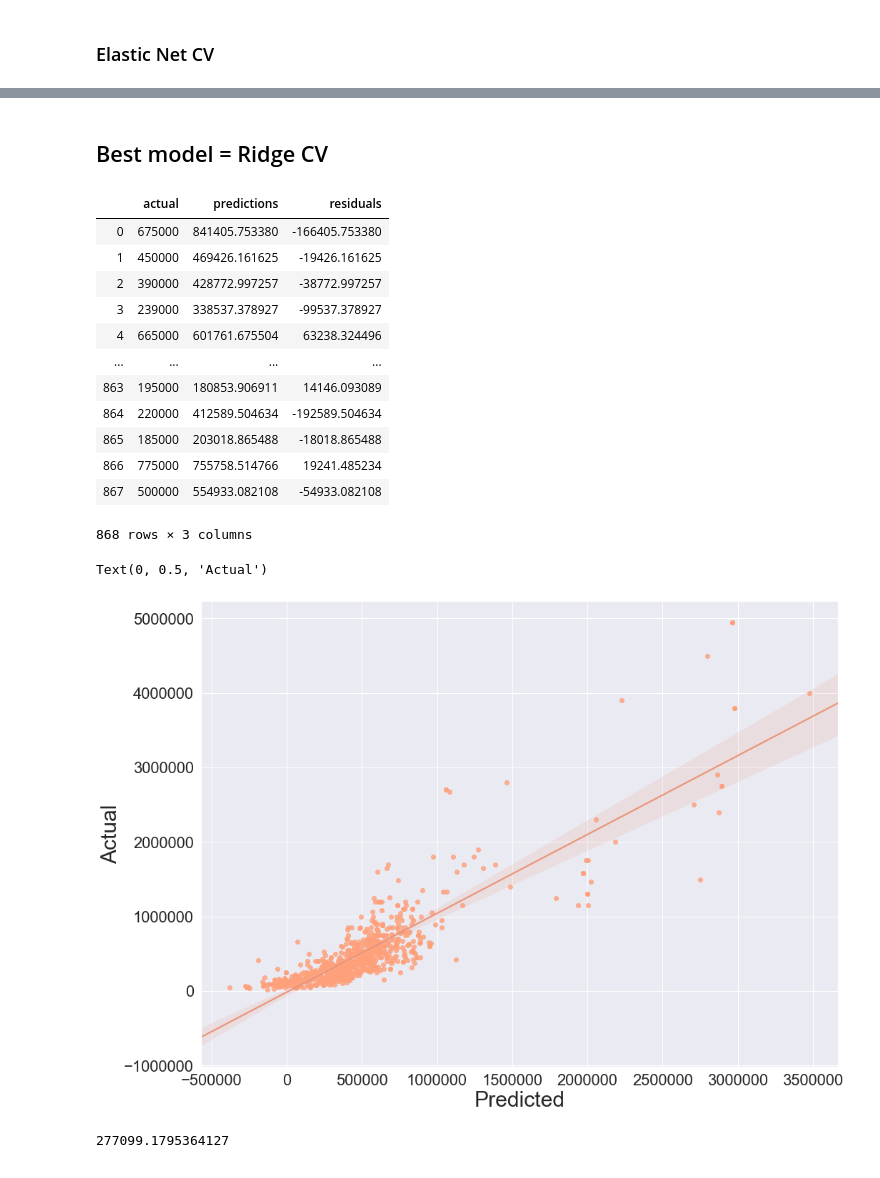
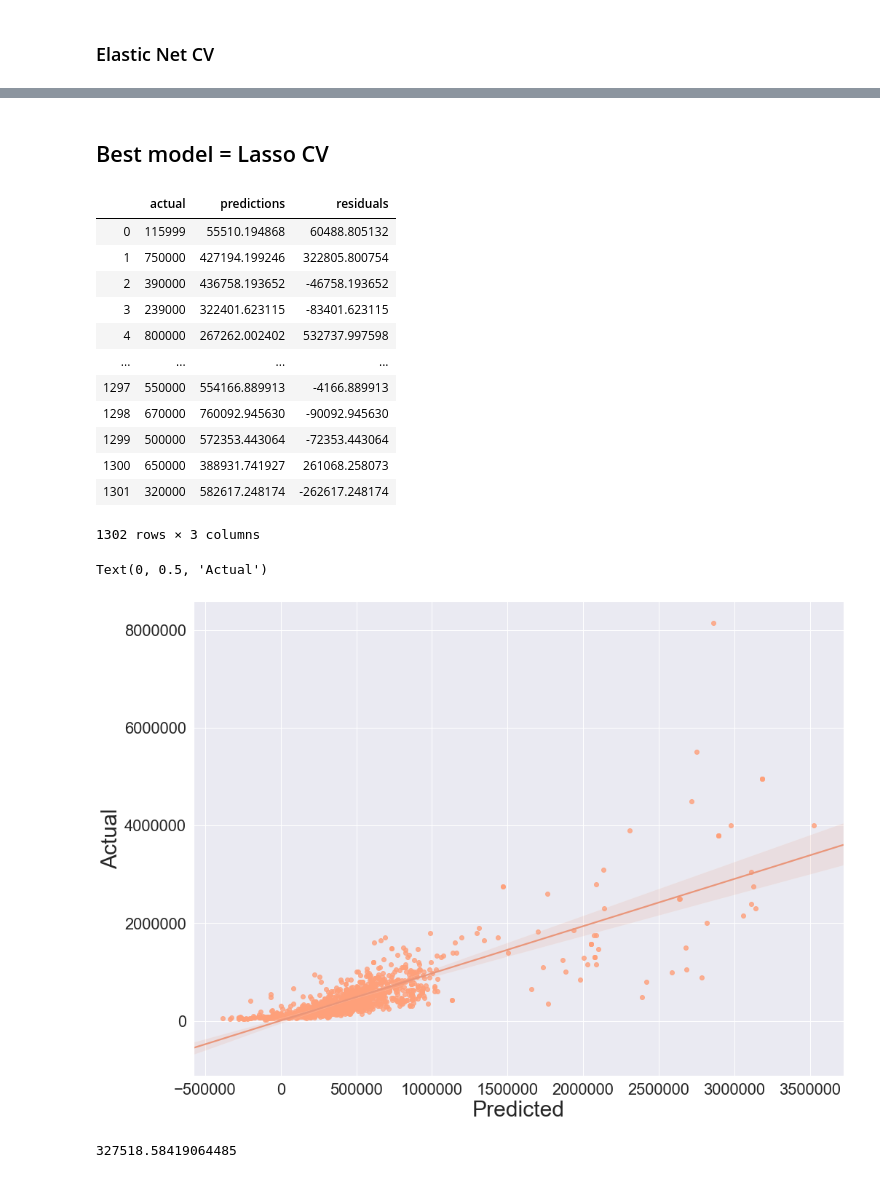
Before and after one commit to jewelbritton/Car-Price-Prediction, a Jupyter notebook: Predict Car Price.ipynb, the cells around one changed output, grey strips where cells are left out. Drawn from its saved outputs; the diff is of its cells as text; code cells hidden in the pictures.

```diff
--- a/Predict Car Price.ipynb
+++ b/Predict Car Price.ipynb
@@ -57,0 +76,8 @@ car.describe()
+# %%
+# 1km seems too low for a used car from 2014 with at least 2 owners, so this may be an outlier
+# to be safe, lets delete this row from the dataframe, since it may be incorrect
+
+car.drop([1312], inplace = True)
+car.shape
+
+#check the shape to make sure the row was deleted, now there is 4339 rows instead of 4340
@@ -175,7 +221,7 @@ y = X.pop('selling_price')
 from sklearn.model_selection import train_test_split
 
 X_train, X_test, y_train, y_test = train_test_split(
-    X, y, test_size=0.2, random_state=1)
+    X, y, test_size=0.3, random_state=1)
 # %%
 #standardize X values
 from sklearn.preprocessing import StandardScaler
@@ -472,7 +519,7 @@ Text(0, 0.5, 'Feature')
 # %% [markdown]
-## Best model = Ridge CV
+## Best model = Lasso CV
 # %%
-predictions = ridge_model.predict(X_test)
+predictions = lasso_model.predict(X_test)
 residuals_df = pd.DataFrame(predictions, y_test)
 residuals_df.reset_index(inplace = True)
 residuals_df.rename({'selling_price': 'actual', 0: 'predictions'}, axis = 1, inplace = True)
@@ -480,40 +527,40 @@ residuals_df['residuals'] = residuals_df.actual - residuals_df.predictions
 residuals_df
 # %% [output]
 |  | actual | predictions | residuals |
-| 0 | 675000 | 841405.753380 | -166405.753380 |
-| 1 | 450000 | 469426.161625 | -19426.161625 |
-| 2 | 390000 | 428772.997257 | -38772.997257 |
-| 3 | 239000 | 338537.378927 | -99537.378927 |
-| 4 | 665000 | 601761.675504 | 63238.324496 |
+| 0 | 115999 | 55510.194868 | 60488.805132 |
+| 1 | 750000 | 427194.199246 | 322805.800754 |
+| 2 | 390000 | 436758.193652 | -46758.193652 |
+| 3 | 239000 | 322401.623115 | -83401.623115 |
+| 4 | 800000 | 267262.002402 | 532737.997598 |
 | ... | ... | ... | ... |
-| 863 | 195000 | 180853.906911 | 14146.093089 |
-| 864 | 220000 | 412589.504634 | -192589.504634 |
-| 865 | 185000 | 203018.865488 | -18018.865488 |
-| 866 | 775000 | 755758.514766 | 19241.485234 |
-| 867 | 500000 | 554933.082108 | -54933.082108 |
+| 1297 | 550000 | 554166.889913 | -4166.889913 |
+| 1298 | 670000 | 760092.945630 | -90092.945630 |
+| 1299 | 500000 | 572353.443064 | -72353.443064 |
+| 1300 | 650000 | 388931.741927 | 261068.258073 |
+| 1301 | 320000 | 582617.248174 | -262617.248174 |
-868 rows × 3 columns
+1302 rows × 3 columns
 # %%
 #predicted y values
-predictions = ridge_model.predict(X_test)
+predictions = lasso_model.predict(X_test)
 
 #residuals (or error between predictions and actual)
 residuals = y_test - predictions
 
 sns.axes_style(style='white')
 
 sns.set(font_scale = 2)
 fig, ax = plt.subplots()
 fig.set_size_inches(16, 12)
 ax = sns.regplot(x="predictions", y="actual", data= residuals_df,  scatter_kws = {'color': 'lightsalmon'},
                  line_kws = {'color': 'darksalmon'})
 ax.set_xlabel('Predicted', fontsize = 30)
 ax.set_ylabel('Actual', fontsize = 30)
 # %% [output]
 Text(0, 0.5, 'Actual')
-[figure, old version]
+[figure, new version]
 # %%
 from sklearn.metrics import mean_squared_error
 (mean_squared_error(y_test, predictions))**0.5
 #predictions are acurate within about 277,100 rupees which is about $3700
 # %% [output]
-277099.1795364127
+327518.58419064485
```
Also changed, not shown: parts of 25 cells of this notebook.
